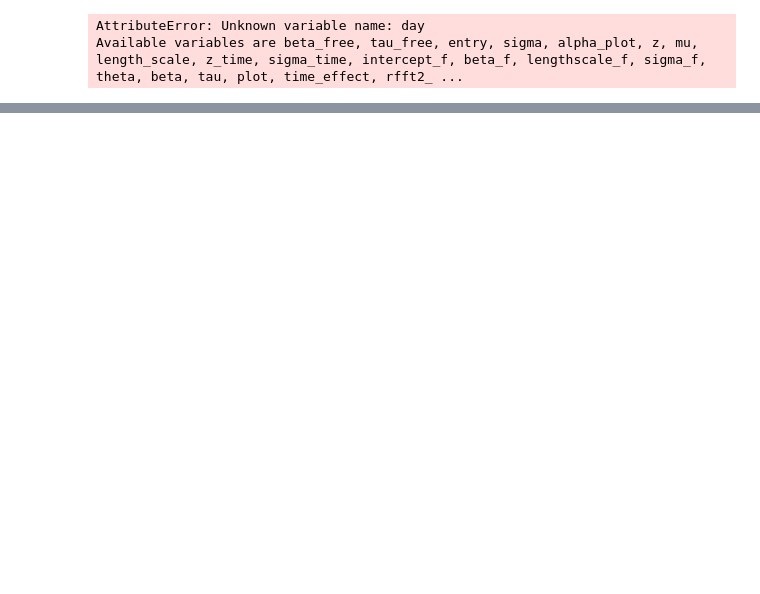
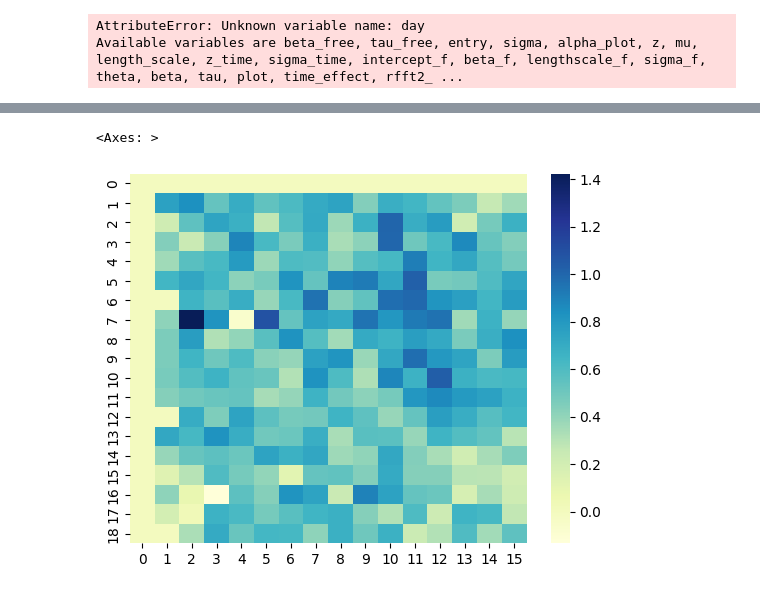
Before and after one commit to QhenryQ/nteprsm, a Jupyter notebook: src/fourier_time_model.ipynb, the cells around one changed output, grey strips where cells are left out. Cells and saved outputs as stored; diff of their text form; code cells hidden in the pictures; blank space fills up the shorter version.

```diff
--- a/src/fourier_time_model.ipynb
+++ b/src/fourier_time_model.ipynb
@@ -189,0 +221,9 @@ Available variables are beta_free, tau_free, entry, sigma, alpha_plot, z, mu, le
+# %%
+PLT_ROW = df.groupby('PLT_ID')[['ROW', 'COL']].max()['ROW']
+PLT_COL = df.groupby('PLT_ID')[['ROW', 'COL']].max()['COL']
+mean_matrix_time = np.zeros((np.max(PLT_ROW)+1, np.max(PLT_COL)+1))
+mean_matrix_time[PLT_ROW, PLT_COL] = fit.plot.mean(axis=0)
+sns.heatmap(mean_matrix_time, cmap="YlGnBu")
+# %% [output]
+<Axes: >
+[figure, added]
```
Also changed, not shown: parts of 7 cells of this notebook.
